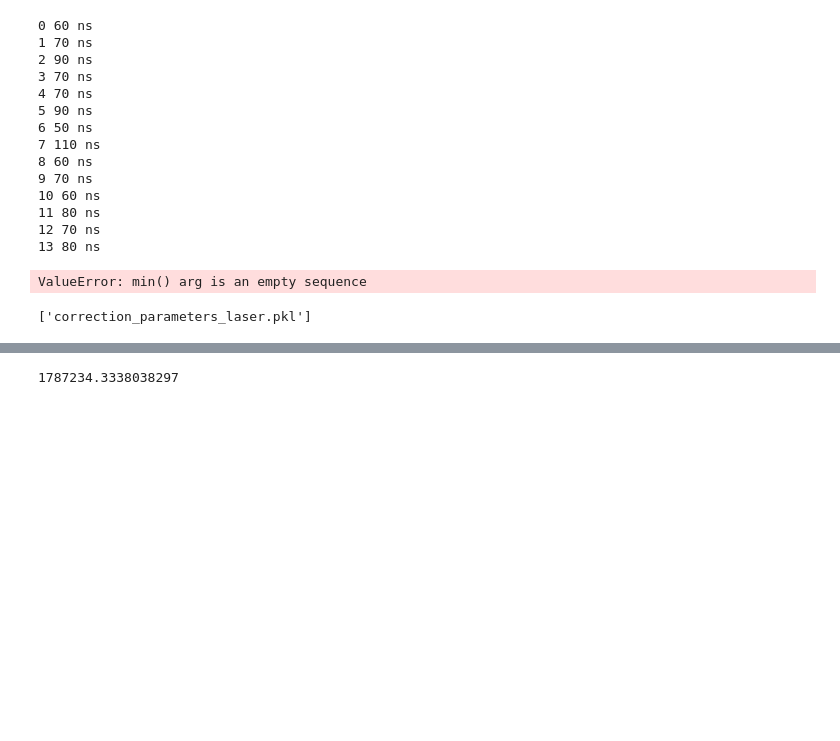
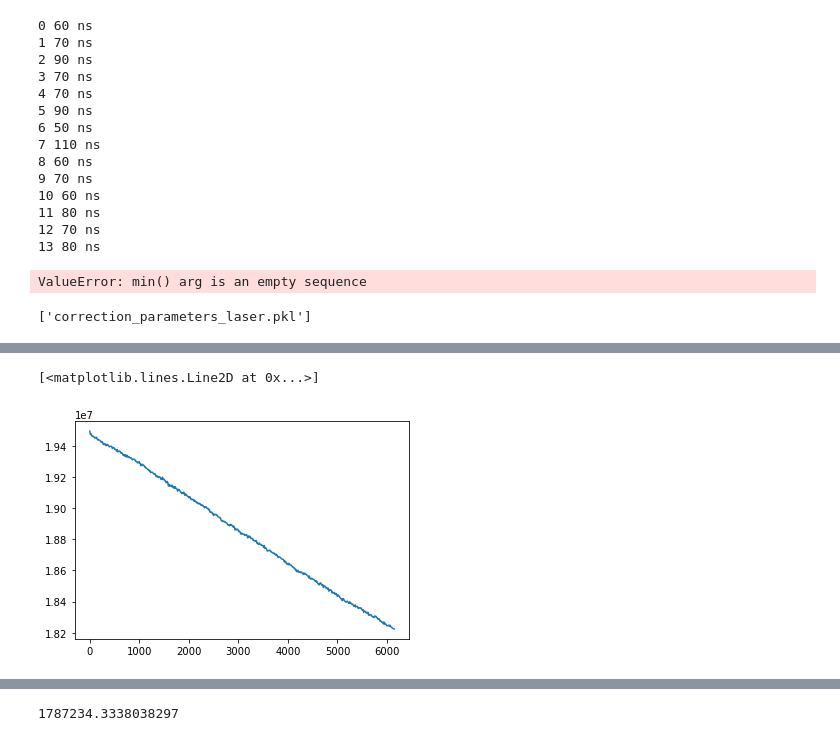
Before and after one commit to pawlowska/stage-control, a Jupyter notebook: SPAD TRIGGER TRANSLATOR VERSION 6.2020.ipynb, the cells around one changed output, grey strips where cells are left out. Drawn from its saved outputs; the diff is of its cells as text; code cells hidden in the pictures; blank space fills up the shorter version.

```diff
--- a/SPAD TRIGGER TRANSLATOR VERSION 6.2020.ipynb
+++ b/SPAD TRIGGER TRANSLATOR VERSION 6.2020.ipynb
@@ -434,0 +471,9 @@ val_time=time_unwrap(val_timestamps)
+# %%
+import scipy
+N=10000
+K=500
+t1= np.histogram(T,bins = N)
+plt.plot(np.linspace(0,K*T.max()/(N*100000),K),scipy.signal.correlate(t1[0],t1[0],mode='full')[N+1:N+K+1])
+# %% [output]
+[<matplotlib.lines.Line2D at 0x...>]
+[figure, added]
```
Also changed, not shown: parts of 34 cells of this notebook, 2 other files.
